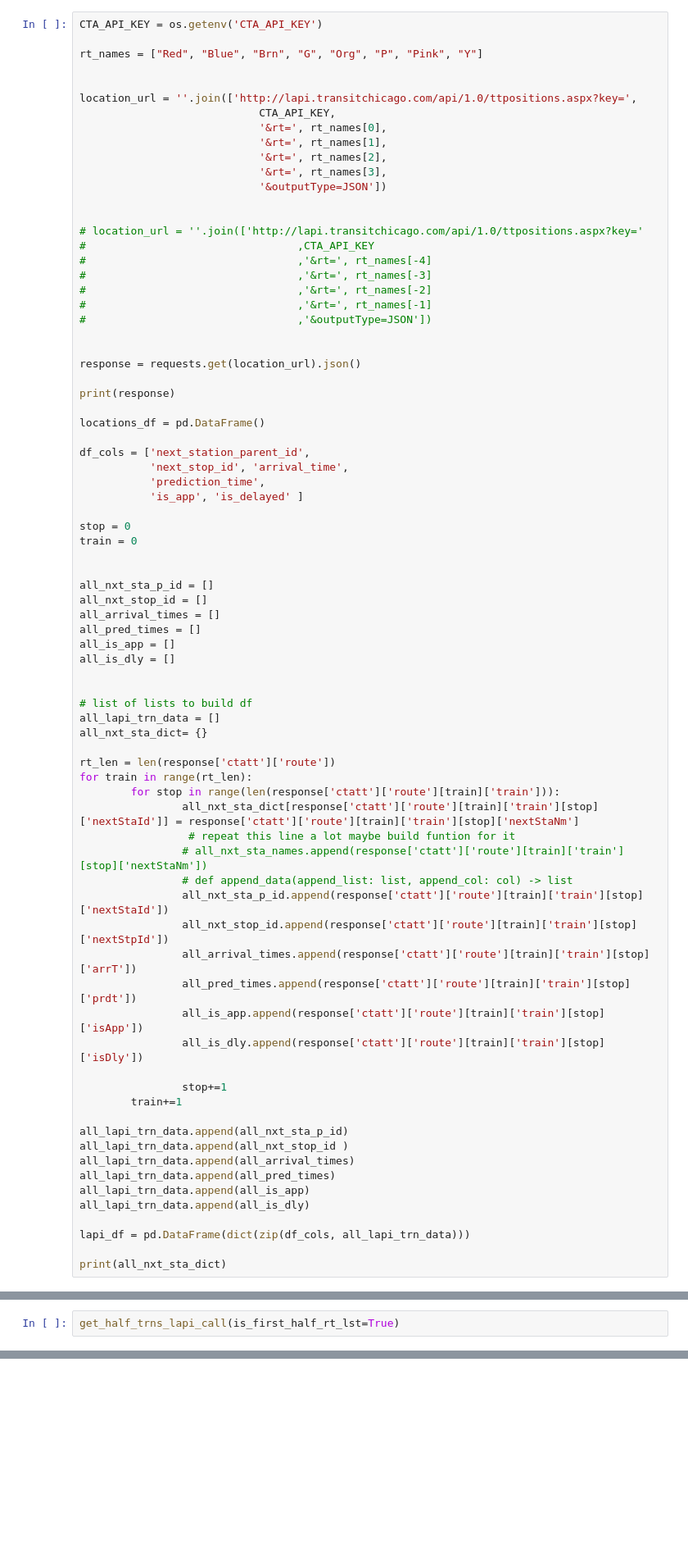
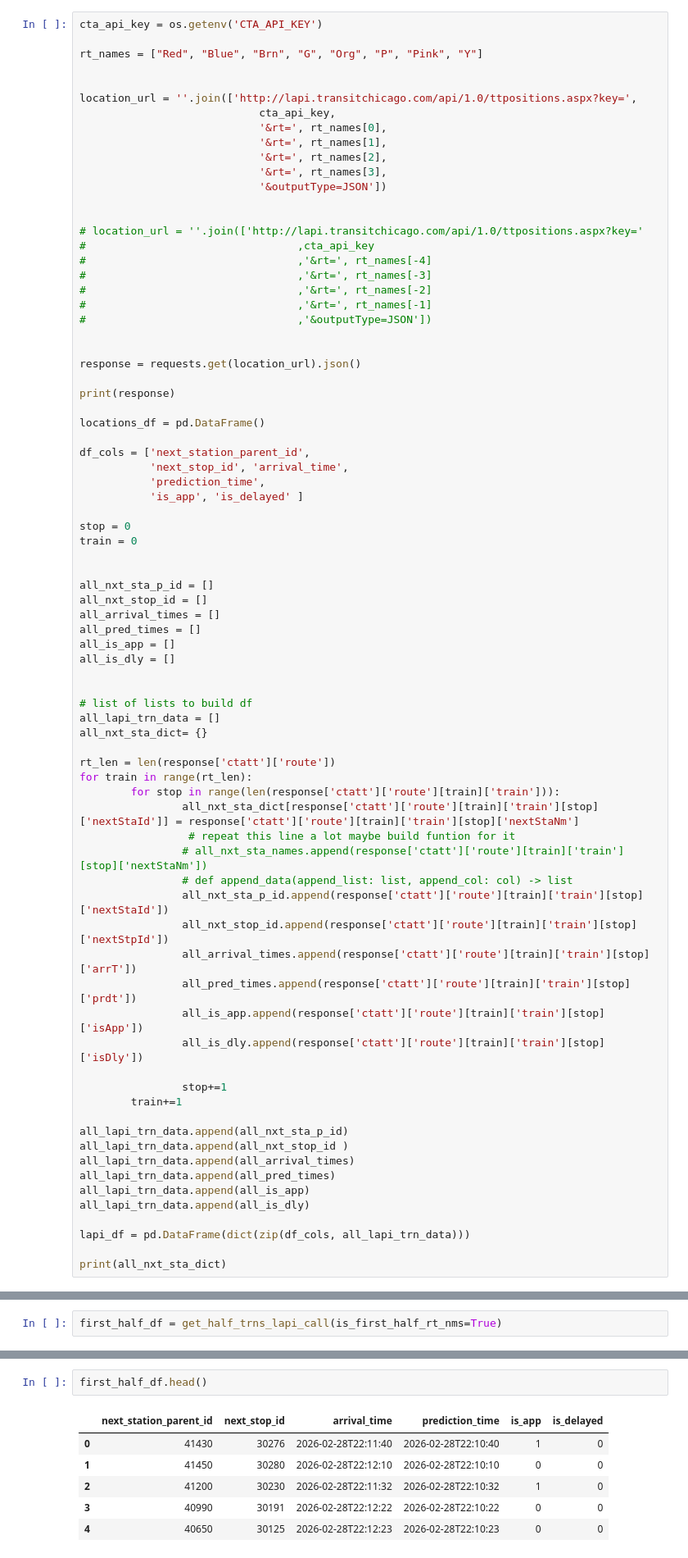
Before and after one commit to lreed2450/CTA_LED_Map_project, a Jupyter notebook: initial_exploration.ipynb, the cells around one changed output, grey strips where cells are left out. Shown at 82% size. Cells and saved outputs as stored; diff of their text form; blank space fills up the shorter version.

```diff
--- a/initial_exploration.ipynb
+++ b/initial_exploration.ipynb
@@ -32,13 +34,13 @@ PDF link to CTA API documentation: https://www.transitchicago.com/assets/1/6/cta
 * link to total number of stations per train line: https://rtams.org/services/cta/lines
 * {parent_station_id: GPIO_PIN}
 # %%
-CTA_API_KEY = os.getenv('CTA_API_KEY')
+cta_api_key = os.getenv('CTA_API_KEY')
 
 rt_names = ["Red", "Blue", "Brn", "G", "Org", "P", "Pink", "Y"]
 
 
 location_url = ''.join(['http://lapi.transitchicago.com/api/1.0/ttpositions.aspx?key=',
-                            CTA_API_KEY,
+                            cta_api_key,
                             '&rt=', rt_names[0],
                             '&rt=', rt_names[1],
                             '&rt=', rt_names[2],
@@ -47,7 +49,7 @@ location_url = ''.join(['http://lapi.transitchicago.com/api/1.0/ttpositions.aspx
 
 
 # location_url = ''.join(['http://lapi.transitchicago.com/api/1.0/ttpositions.aspx?key='
-#                                 ,CTA_API_KEY
+#                                 ,cta_api_key
 #                                 ,'&rt=', rt_names[-4]
 #                                 ,'&rt=', rt_names[-3]
 #                                 ,'&rt=', rt_names[-2]
@@ -350,2 +390,2 @@ get_half_trns_lapi_call(is_first_half_rt_lst=False)
 # %%
-get_half_trns_lapi_call(is_first_half_rt_lst=True)
+first_half_df = get_half_trns_lapi_call(is_first_half_rt_nms=True)
@@ -369,0 +392,9 @@ get_half_trns_lapi_call(is_first_half_rt_lst=True)
+# %%
+first_half_df.head()
+# %% [output]
+|  | next_station_parent_id | next_stop_id | arrival_time | prediction_time | is_app | is_delayed |
+| 0 | 41430 | 30276 | 2026-02-28T22:11:40 | 2026-02-28T22:10:40 | 1 | 0 |
+| 1 | 41450 | 30280 | 2026-02-28T22:12:10 | 2026-02-28T22:10:10 | 0 | 0 |
+| 2 | 41200 | 30230 | 2026-02-28T22:11:32 | 2026-02-28T22:10:32 | 1 | 0 |
+| 3 | 40990 | 30191 | 2026-02-28T22:12:22 | 2026-02-28T22:10:22 | 0 | 0 |
+| 4 | 40650 | 30125 | 2026-02-28T22:12:23 | 2026-02-28T22:10:23 | 0 | 0 |
```
Also changed, not shown: parts of 21 cells of this notebook, 3 other files.
